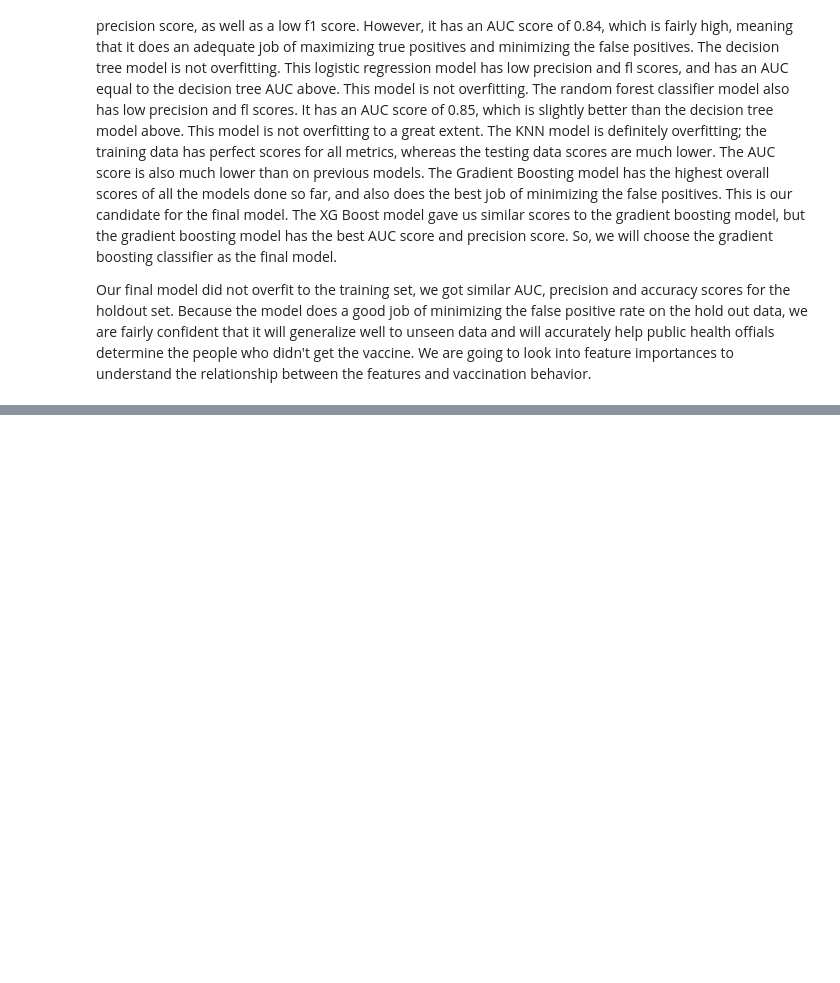
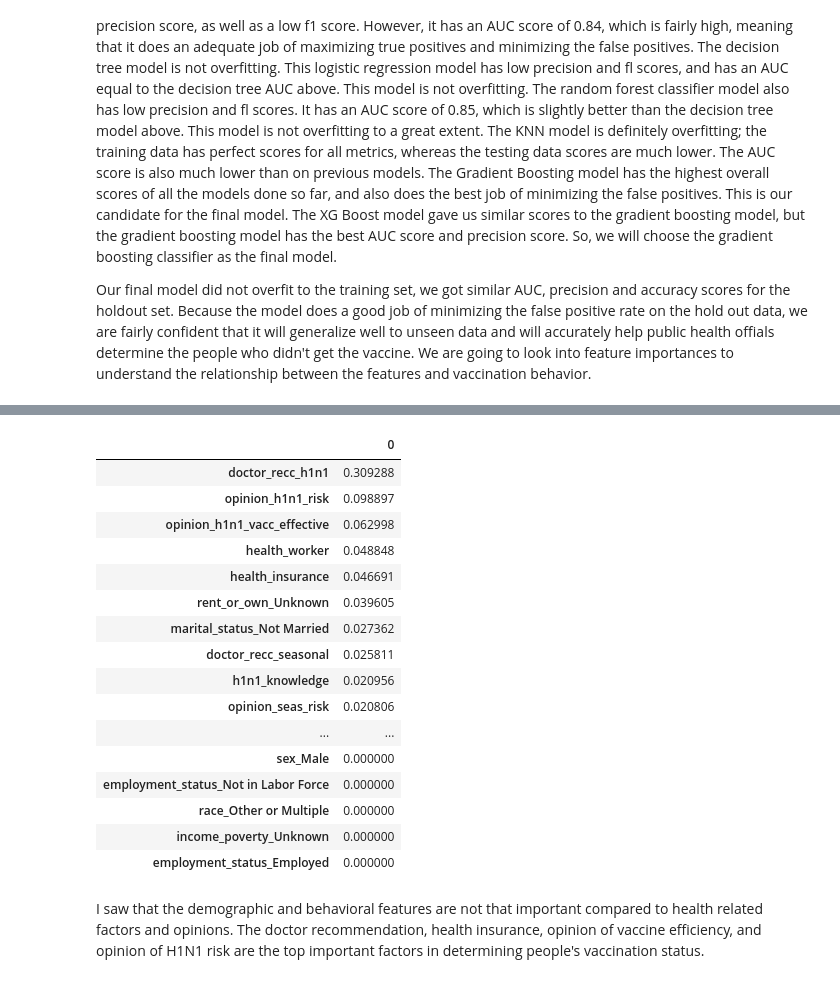
Before and after one commit to laaria-chris/H1N1-VACCINATION-PREDICTION-MODEL, a Jupyter notebook: MAIN_NOTEBOOK.ipynb, the cells around one changed output, grey strips where cells are left out. Drawn from its saved outputs; the diff is of its cells as text; code cells hidden in the pictures; blank space fills up the shorter version.

Commit message:
add Feature Importance

```diff
--- a/MAIN_NOTEBOOK.ipynb
+++ b/MAIN_NOTEBOOK.ipynb
@@ -1227,0 +1251,3 @@ Our final model did not overfit to the training set, we got similar AUC, precisi
+# %%
+#looking at the shape of the preprocessor transformation.
+final_model['preprocessor'].fit_transform(X_tr).shape
@@ -1227,0 +1256,3 @@ Our final model did not overfit to the training set, we got similar AUC, precisi
+# %%
+#looking at the transformed data
+pd.DataFrame(final_model['preprocessor'].fit_transform(X_tr)).head()
@@ -1227,0 +1282,4 @@ Our final model did not overfit to the training set, we got similar AUC, precisi
+# %%
+# These are the OneHotEncoder transformed columns!
+ohe_cols_transformed = final_model['preprocessor'].transformers_[1][1]['ohe_encoder'].get_feature_names_out(ohe_cols)
+ohe_cols_transformed
@@ -1227,0 +1331,4 @@ Our final model did not overfit to the training set, we got similar AUC, precisi
+# %%
+# Putting all columns together
+final_cols = [*num_cols, *ohe_cols_transformed, *freq_cols]
+final_cols
@@ -1227,0 +1353,25 @@ Our final model did not overfit to the training set, we got similar AUC, precisi
+# %%
+# Put together the final cols and the feature importances
+# Then sort them by feature importances
+pd.DataFrame.from_dict(dict(zip(final_cols, final_model['classifier'].feature_importances_)),
+                       orient='index').sort_values(by=0, ascending=False)
+# %% [output]
+|  | 0 |
+| doctor_recc_h1n1 | 0.309288 |
+| opinion_h1n1_risk | 0.098897 |
+| opinion_h1n1_vacc_effective | 0.062998 |
+| health_worker | 0.048848 |
+| health_insurance | 0.046691 |
+| rent_or_own_Unknown | 0.039605 |
+| marital_status_Not Married | 0.027362 |
+| doctor_recc_seasonal | 0.025811 |
+| h1n1_knowledge | 0.020956 |
+| opinion_seas_risk | 0.020806 |
+| ... | ... |
+| sex_Male | 0.000000 |
+| employment_status_Not in Labor Force | 0.000000 |
+| race_Other or Multiple | 0.000000 |
+| income_poverty_Unknown | 0.000000 |
+| employment_status_Employed | 0.000000 |
+# %% [markdown]
+I saw that the demographic and behavioral features are not that important compared to health related factors and opinions. The doctor recommendation, health insurance, opinion of vaccine efficiency, and opinion of H1N1 risk are the top important factors in determining people's vaccination status.
```
Also changed, not shown: parts of 10 cells of this notebook.
